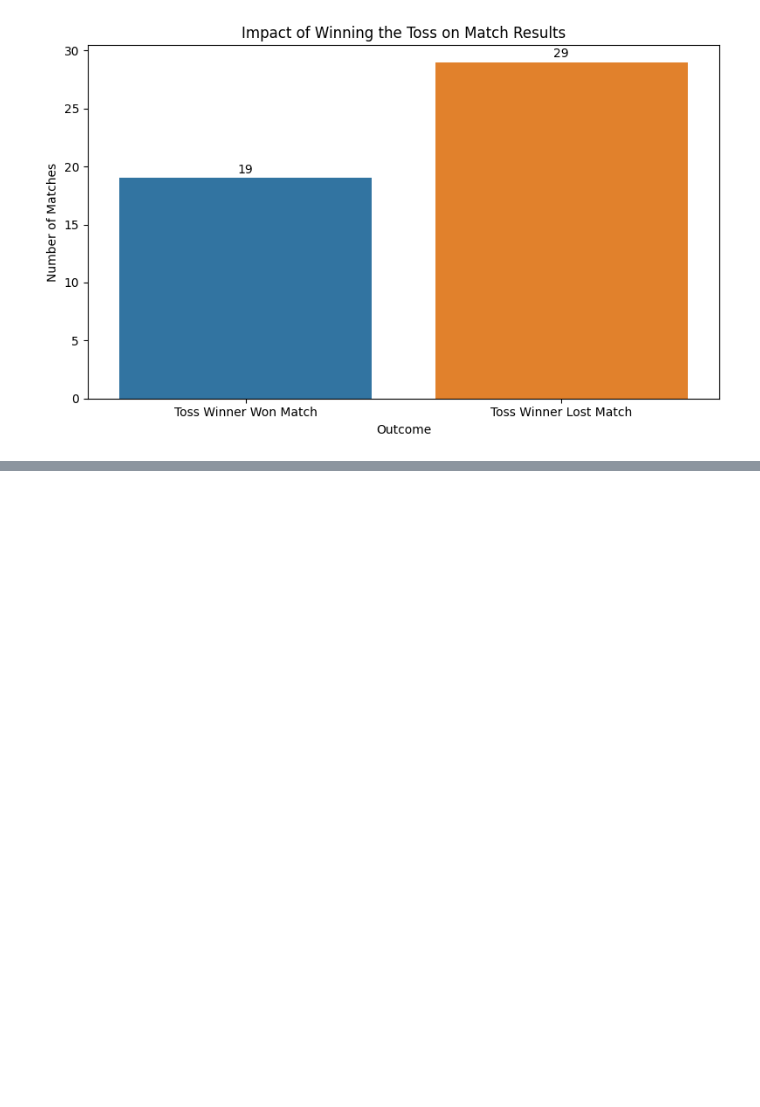
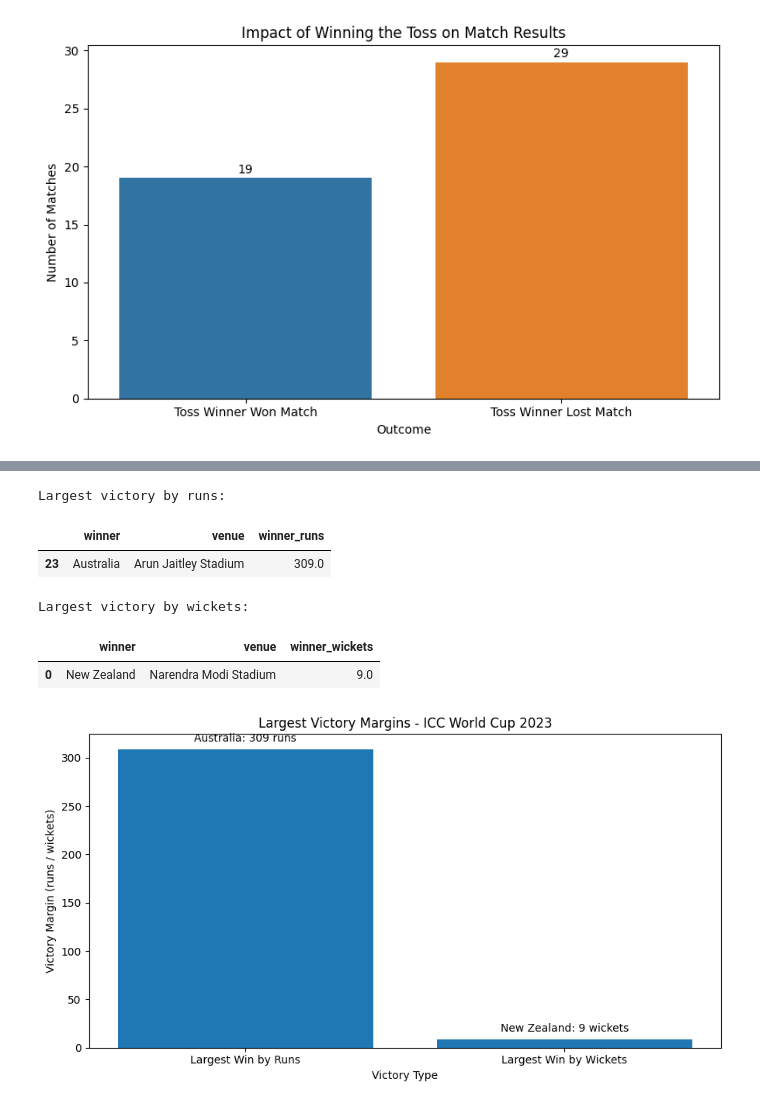
Before and after one commit to Nilesh-Pardhi/ICC-World-Cup-2023-Analysis, a Jupyter notebook: notebooks/03_match_eda.ipynb, the cells around one changed output, grey strips where cells are left out. Saved outputs shown, nothing was run; the diff lists cells and outputs as text; code cells hidden in the pictures; blank space fills up the shorter version.

Commit message:
Add ICC World Cup 2023 analysis dashboard

```diff
--- a/notebooks/03_match_eda.ipynb
+++ b/notebooks/03_match_eda.ipynb
@@ -272,0 +363,64 @@ Name: count, dtype: int64
+# %%
+# Q6. Which teams recorded the largest victory margins by runs and by wickets?
+
+# Convert margins to numeric
+matches["winner_runs"] = pd.to_numeric(
+    matches["winner_runs"], errors="coerce"
+)
+matches["winner_wickets"] = pd.to_numeric(
+    matches["winner_wickets"], errors="coerce"
+)
+
+# Largest victory by runs
+largest_run_win = (
+    matches.dropna(subset=["winner_runs"])
+    .sort_values("winner_runs", ascending=False)
+    .head(1)
+)
+
+# Largest victory by wickets
+largest_wicket_win = (
+    matches.dropna(subset=["winner_wickets"])
+    .sort_values("winner_wickets", ascending=False)
+    .head(1)
+)
+
+# Display results
+print("Largest victory by runs:")
+display(largest_run_win[["winner", "venue", "winner_runs"]])
+
+print("Largest victory by wickets:")
+display(largest_wicket_win[["winner", "venue", "winner_wickets"]])
+
+# Prepare data for one chart
+categories = ["Largest Win by Runs", "Largest Win by Wickets"]
+
+values = [
+    largest_run_win["winner_runs"].iloc[0],
+    largest_wicket_win["winner_wickets"].iloc[0]
+]
+
+labels = [
+    f'{largest_run_win["winner"].iloc[0]}: {values[0]:.0f} runs',
+    f'{largest_wicket_win["winner"].iloc[0]}: {values[1]:.0f} wickets'
+]
+
+# Plot both columns in one chart
+plt.figure(figsize=(9, 5))
+
+bars = plt.bar(categories, values)
+
+plt.bar_label(bars, labels=labels, padding=5)
+plt.title("Largest Victory Margins - ICC World Cup 2023")
+plt.ylabel("Victory Margin (runs / wickets)")
+plt.xlabel("Victory Type")
+plt.tight_layout()
+plt.show()
+# %% [output]
+Largest victory by runs:
+|  | winner | venue | winner_runs |
+| 23 | Australia | Arun Jaitley Stadium | 309.0 |
+Largest victory by wickets:
+|  | winner | venue | winner_wickets |
+| 0 | New Zealand | Narendra Modi Stadium | 9.0 |
+[figure, added]
```
Also changed, not shown: parts of 3 cells of this notebook, 11 other files.
